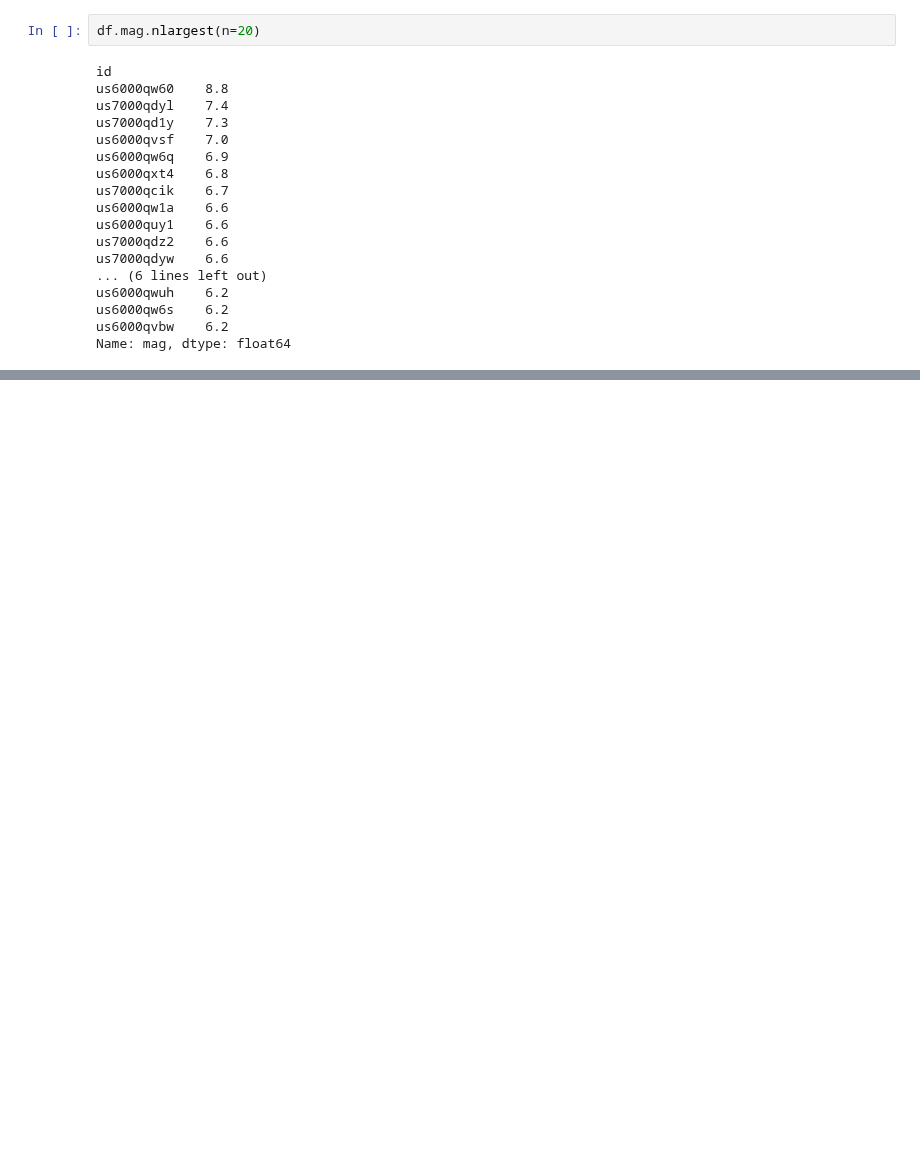
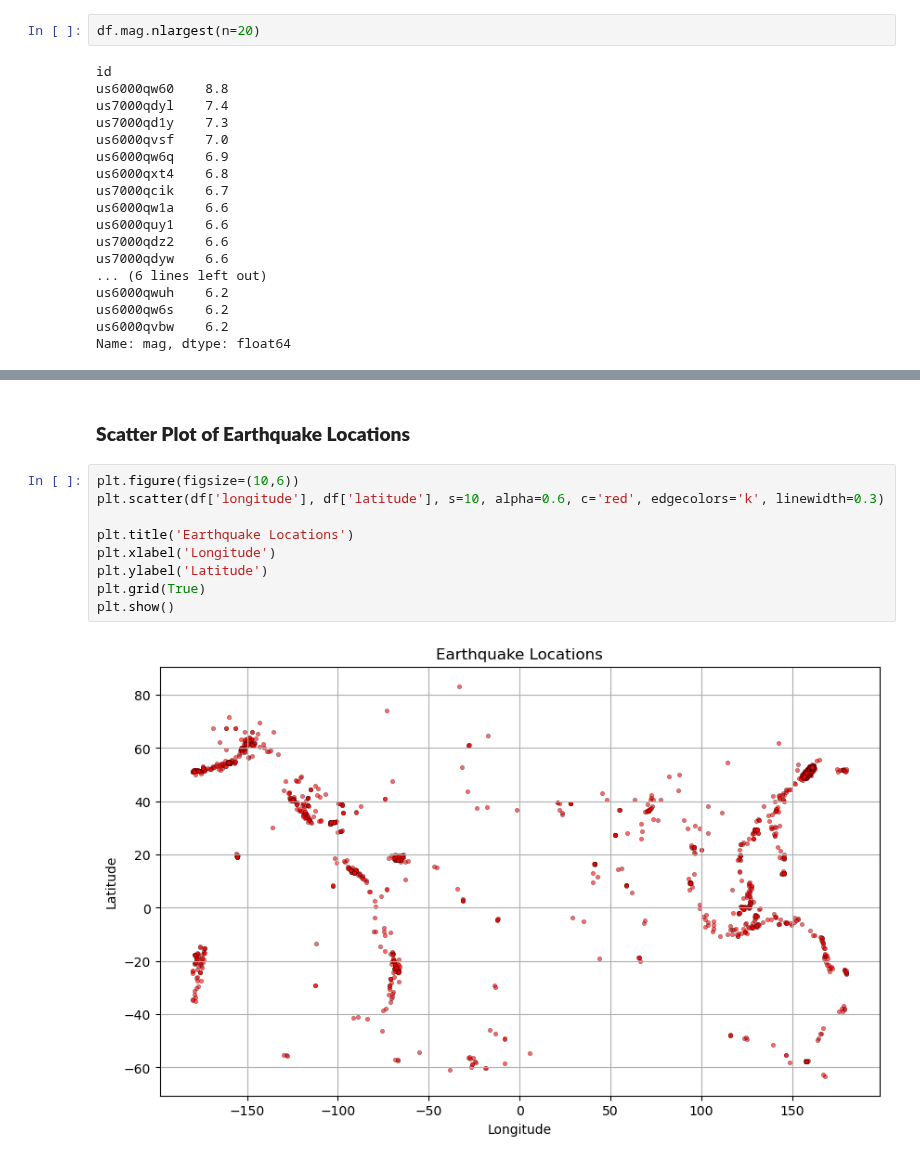
Before and after one commit to eldavenport/SIO-PythonEarthScience, a Jupyter notebook: docs/in_workshop/python_earth_science/pandas.ipynb, the cells around one changed output, grey strips where cells are left out. Drawn from its saved outputs; the diff is of its cells as text; blank space fills up the shorter version.

```diff
--- a/docs/in_workshop/python_earth_science/pandas.ipynb
+++ b/docs/in_workshop/python_earth_science/pandas.ipynb
@@ -108,0 +255,13 @@ Name: mag, dtype: float64
+# %% [markdown]
+### **Scatter Plot of Earthquake Locations**
+# %%
+plt.figure(figsize=(10,6))
+plt.scatter(df['longitude'], df['latitude'], s=10, alpha=0.6, c='red', edgecolors='k', linewidth=0.3)
+
+plt.title('Earthquake Locations')
+plt.xlabel('Longitude')
+plt.ylabel('Latitude')
+plt.grid(True)
+plt.show()
+# %% [output]
+[figure, added]
```
Also changed, not shown: parts of 34 cells of this notebook.
